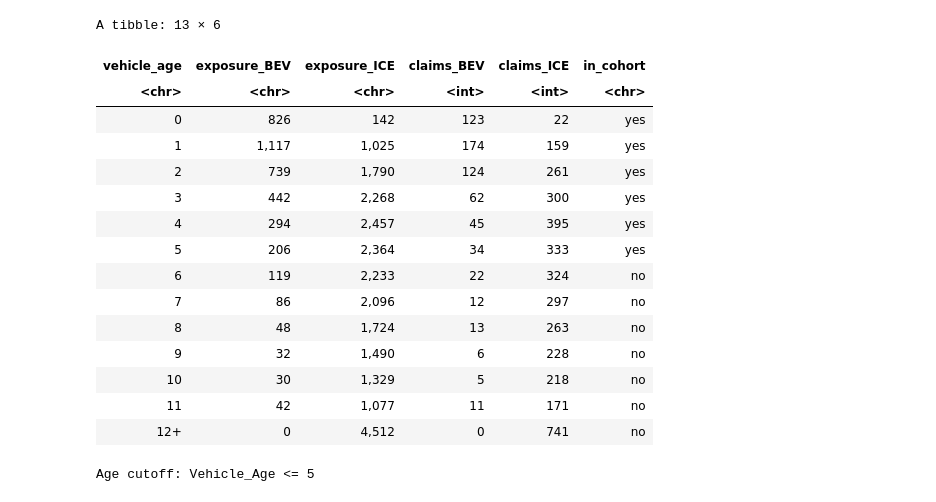
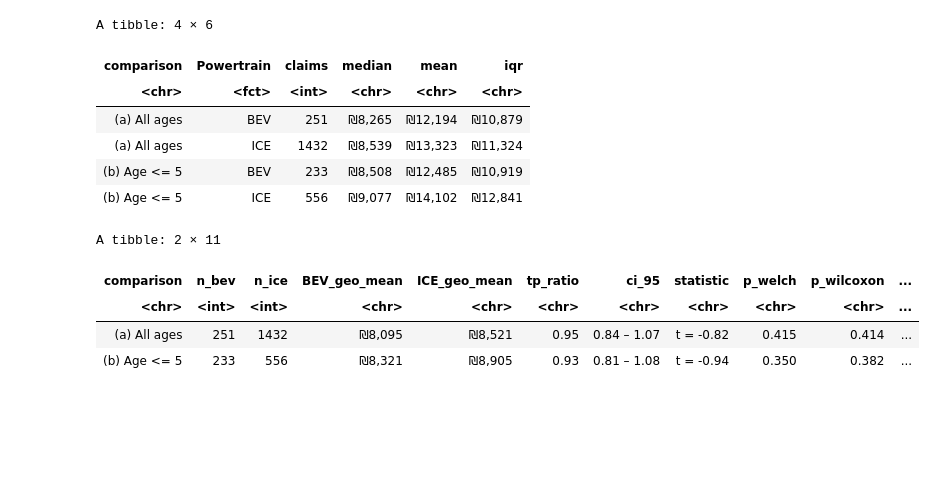
Before and after one commit to saar-cohen/actuarial-seminar-ev-pricing, a Jupyter notebook: notebooks/03_statistical_tests.ipynb, the cells around one changed output. Saved outputs shown, nothing was run; the diff lists cells and outputs as text; code cells hidden in the pictures; blank space fills up the shorter version.

```diff
--- a/notebooks/03_statistical_tests.ipynb
+++ b/notebooks/03_statistical_tests.ipynb
@@ -21,9 +24,7 @@ Section 6 repeats H1-H3 on an **age-matched cohort** (only vehicle ages where BE
 # %%
-# suppressWarnings hides "package built under R 4.5.x" notices
 suppressWarnings(suppressPackageStartupMessages({
   library(tidyverse)
   library(scales)
-  library(broom)
 }))
 
 options(repr.plot.width = 10, repr.plot.height = 5, repr.plot.res = 110,
@@ -37,13 +38,8 @@ processed_path <- function(file) {
   path
 }
 
-# Keep BEV and ICE only, with BEV first so every estimate reads as BEV vs. ICE
-bev_vs_ice <- function(data) {
-  data |>
-    filter(Powertrain %in% c("BEV", "ICE")) |>
-    mutate(Powertrain = factor(as.character(Powertrain), levels = c("BEV", "ICE"))) |>
-    droplevels()
-}
-
-fmt_p <- function(p) if_else(p < 0.001, "< 0.001", number(p, accuracy = 0.001))
+alpha  <- 0.05
+fmt_p  <- function(p) if_else(p < 0.001, "< 0.001", number(p, accuracy = 0.001))
+fmt_ci <- function(lo, hi, acc = 0.01) paste0(number(lo, acc), " – ", number(hi, acc))
+decide <- function(p) if_else(p < alpha, "Reject H0 in favour of H1", "Fail to reject H0")
 # %% [markdown]
@@ -503,39 +414,30 @@ The stratified tests in section 5 still compare BEVs with ICE cars from age grou
+# %%
+# Descriptive statistics of third-party damage, all ages and age <= 5
+bind_rows(`(a) All ages` = tp_data, `(b) Age <= 5` = in_cohort(tp_data), .id = "comparison") |>
+  group_by(comparison, Powertrain) |>
+  summarise(claims = n(), median = median(TP_Damage_Amount), mean = mean(TP_Damage_Amount),
+            iqr = IQR(TP_Damage_Amount)) |>
+  ungroup() |>
+  mutate(across(median:iqr, ~ comma(.x, 1, prefix = "₪")))
+# %% [output]
+A tibble: 4 × 6
+| comparison | Powertrain | claims | median | mean | iqr |
+| <chr> | <fct> | <int> | <chr> | <chr> | <chr> |
+| (a) All ages | BEV | 251 | ₪8,265 | ₪12,194 | ₪10,879 |
+| (a) All ages | ICE | 1432 | ₪8,539 | ₪13,323 | ₪11,324 |
+| (b) Age <= 5 | BEV | 233 | ₪8,508 | ₪12,485 | ₪10,919 |
+| (b) Age <= 5 | ICE | 556 | ₪9,077 | ₪14,102 | ₪12,841 |
 # %%
-min_bev_exposure <- 200
+tp_results <- by_level(tp_data, \(d) log_cost_test(d, TP_Damage_Amount))
 
-by_age <- freq_base |>
-  summarise(exposure = sum(exposure), claims = sum(n_claims), .by = c(Powertrain, Vehicle_Age))
-
-# First age where BEV exposure is below the threshold; the cohort stops one year earlier
-bev_ok     <- by_age |> filter(Powertrain == "BEV", exposure >= min_bev_exposure) |> pull(Vehicle_Age)
-age_cutoff <- min(setdiff(0:max(freq_base$Vehicle_Age), bev_ok)) - 1
-
-by_age |>
-  mutate(age = pmin(Vehicle_Age, 12)) |>                                   # ages 12+ in one row
-  summarise(across(c(exposure, claims), sum), .by = c(Powertrain, age)) |>
-  pivot_wider(names_from = Powertrain, values_from = c(exposure, claims), values_fill = 0) |>
-  arrange(age) |>
-  transmute(vehicle_age  = if_else(age == 12, "12+", as.character(age)),
-            exposure_BEV = comma(exposure_BEV, 1), exposure_ICE = comma(exposure_ICE, 1),
-            claims_BEV, claims_ICE,
-            in_cohort    = if_else(age <= age_cutoff, "yes", "no"))
-
-cat("Age cutoff: Vehicle_Age <=", age_cutoff, "\n")
+tp_results |>
+  transmute(comparison, n_bev, n_ice, BEV_geo_mean = comma(bev, 1, prefix = "₪"),
+            ICE_geo_mean = comma(ice, 1, prefix = "₪"), tp_ratio = number(estimate, 0.01),
+            ci_95 = fmt_ci(ci_low, ci_high), statistic, p_welch = fmt_p(p_value),
+            p_wilcoxon = fmt_p(p_wilcoxon), decision)
 # %% [output]
-A tibble: 13 × 6
+A tibble: 2 × 11
-| vehicle_age | exposure_BEV | exposure_ICE | claims_BEV | claims_ICE | in_cohort |
-| <chr> | <chr> | <chr> | <int> | <int> | <chr> |
-| 0 | 826 | 142 | 123 | 22 | yes |
-| 1 | 1,117 | 1,025 | 174 | 159 | yes |
-| 2 | 739 | 1,790 | 124 | 261 | yes |
-| 3 | 442 | 2,268 | 62 | 300 | yes |
-| 4 | 294 | 2,457 | 45 | 395 | yes |
-| 5 | 206 | 2,364 | 34 | 333 | yes |
-| 6 | 119 | 2,233 | 22 | 324 | no |
-| 7 | 86 | 2,096 | 12 | 297 | no |
-| 8 | 48 | 1,724 | 13 | 263 | no |
-| 9 | 32 | 1,490 | 6 | 228 | no |
-| 10 | 30 | 1,329 | 5 | 218 | no |
-| 11 | 42 | 1,077 | 11 | 171 | no |
-| 12+ | 0 | 4,512 | 0 | 741 | no |
+| comparison | n_bev | n_ice | BEV_geo_mean | ICE_geo_mean | tp_ratio | ci_95 | statistic | p_welch | p_wilcoxon | ... |
+| <chr> | <int> | <int> | <chr> | <chr> | <chr> | <chr> | <chr> | <chr> | <chr> | ... |
+| (a) All ages | 251 | 1432 | ₪8,095 | ₪8,521 | 0.95 | 0.84 – 1.07 | t = -0.82 | 0.415 | 0.414 | ... |
+| (b) Age <= 5 | 233 | 556 | ₪8,321 | ₪8,905 | 0.93 | 0.81 – 1.08 | t = -0.94 | 0.350 | 0.382 | ... |
-Age cutoff: Vehicle_Age <= 5
```
Also changed, not shown: parts of 55 cells of this notebook, 2 other files.
